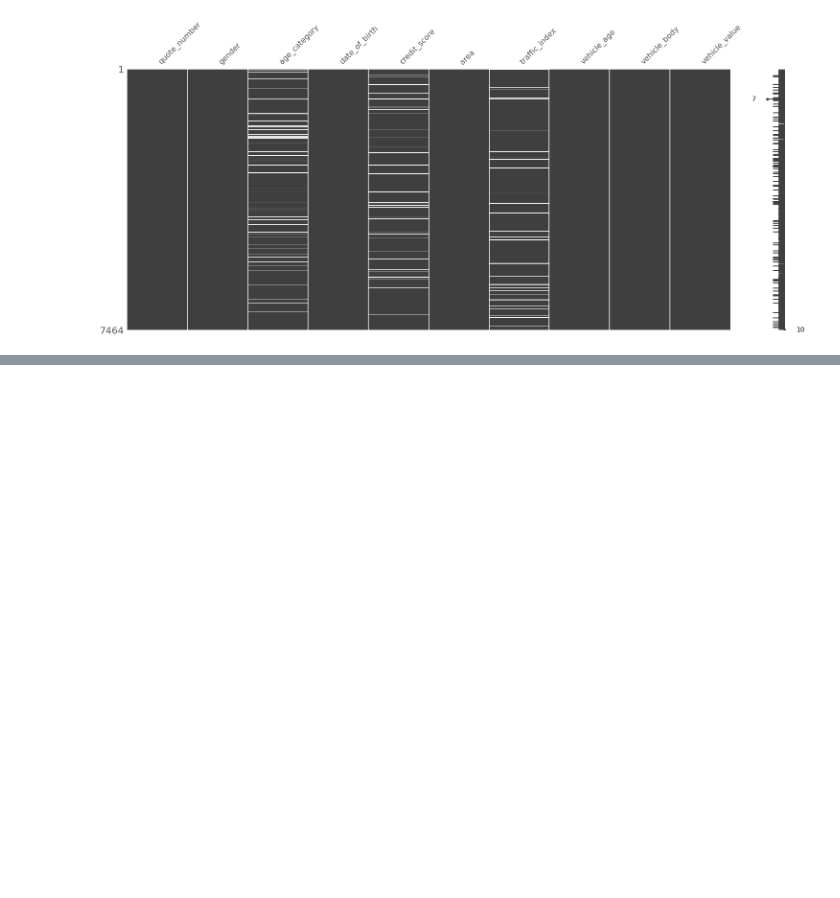
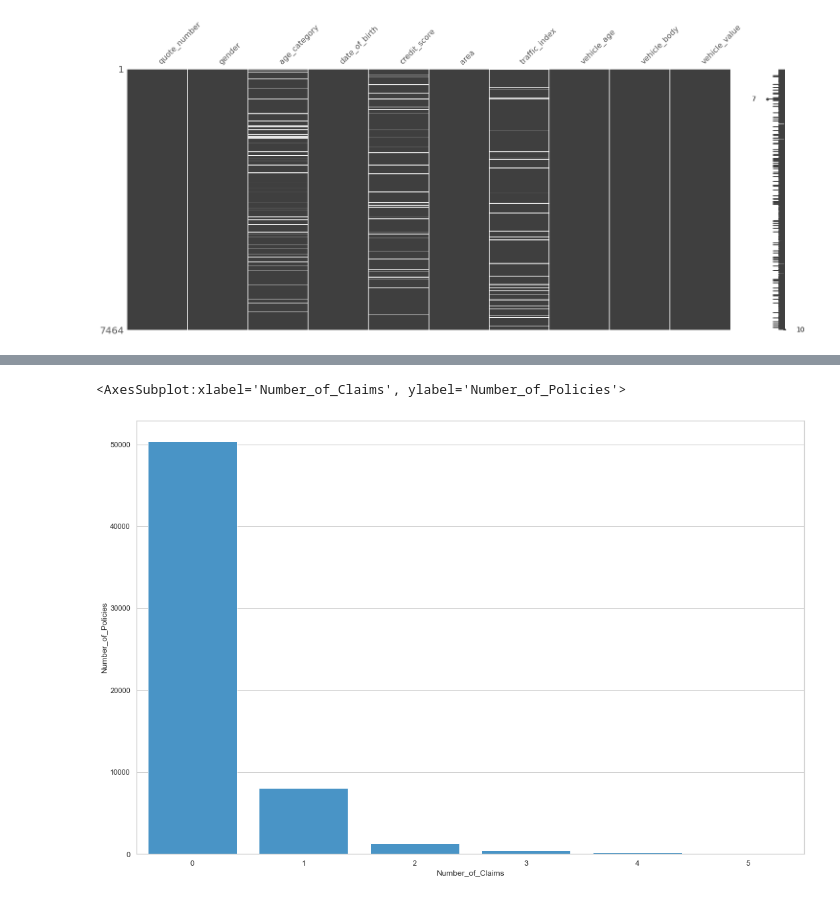
Before and after one commit to suhitasva/Auto_Insurance_Study, a Jupyter notebook: case_study_code_file.ipynb, the cells around one changed output, grey strips where cells are left out. Drawn from its saved outputs; the diff is of its cells as text; code cells hidden in the pictures; blank space fills up the shorter version.

```diff
--- a/case_study_code_file.ipynb
+++ b/case_study_code_file.ipynb
@@ -213,0 +247,5 @@ msno.matrix(auto_potential_2018)
+# %%
+num_claims_df = pd.DataFrame(auto_policies_2017["num_claims"].value_counts()\
+                             .sort_values(ascending=False).reset_index())
+num_claims_df.columns=['Number_of_Claims', 'Number_of_Policies']
+num_claims_df
@@ -213,0 +260,7 @@ msno.matrix(auto_potential_2018)
+# %%
+plt.figure(figsize=(18,12))
+sns.set_theme(style='whitegrid')
+sns.barplot(x="Number_of_Claims", y="Number_of_Policies",data=num_claims_df, color ="#3498db")
+# %% [output]
+<AxesSubplot:xlabel='Number_of_Claims', ylabel='Number_of_Policies'>
+[figure, added]
```
Also changed, not shown: parts of 33 cells of this notebook.
